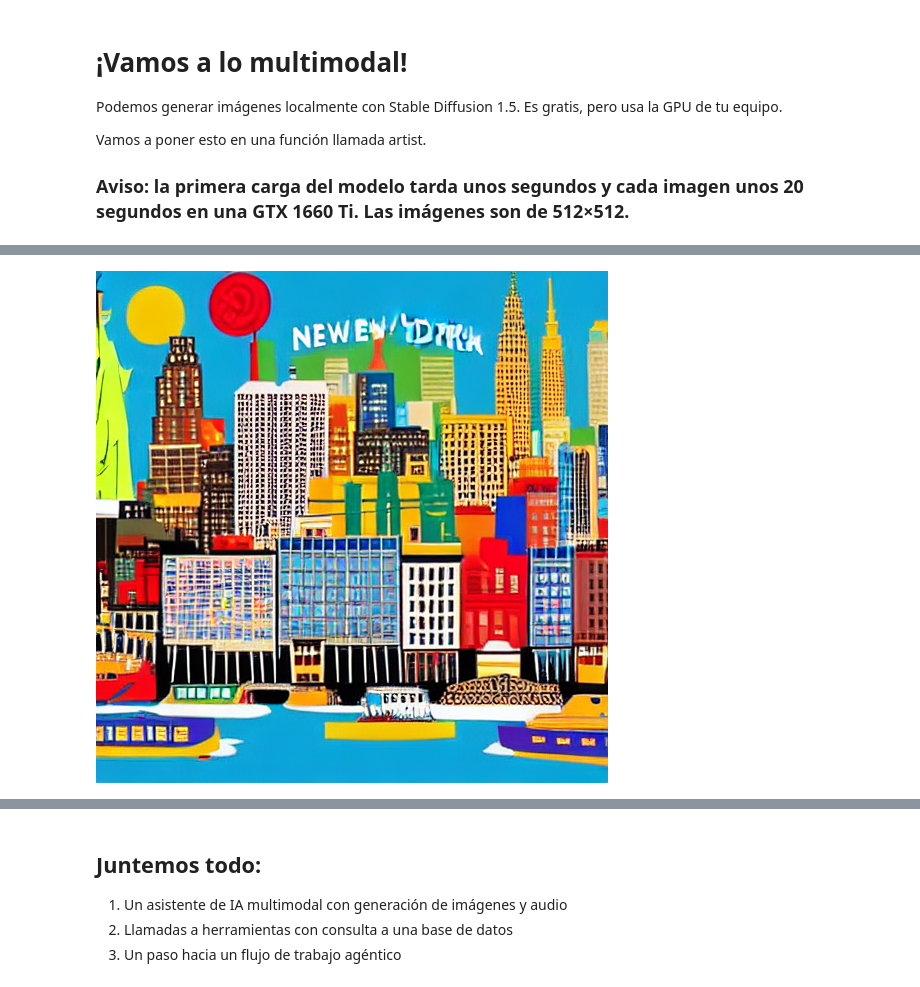
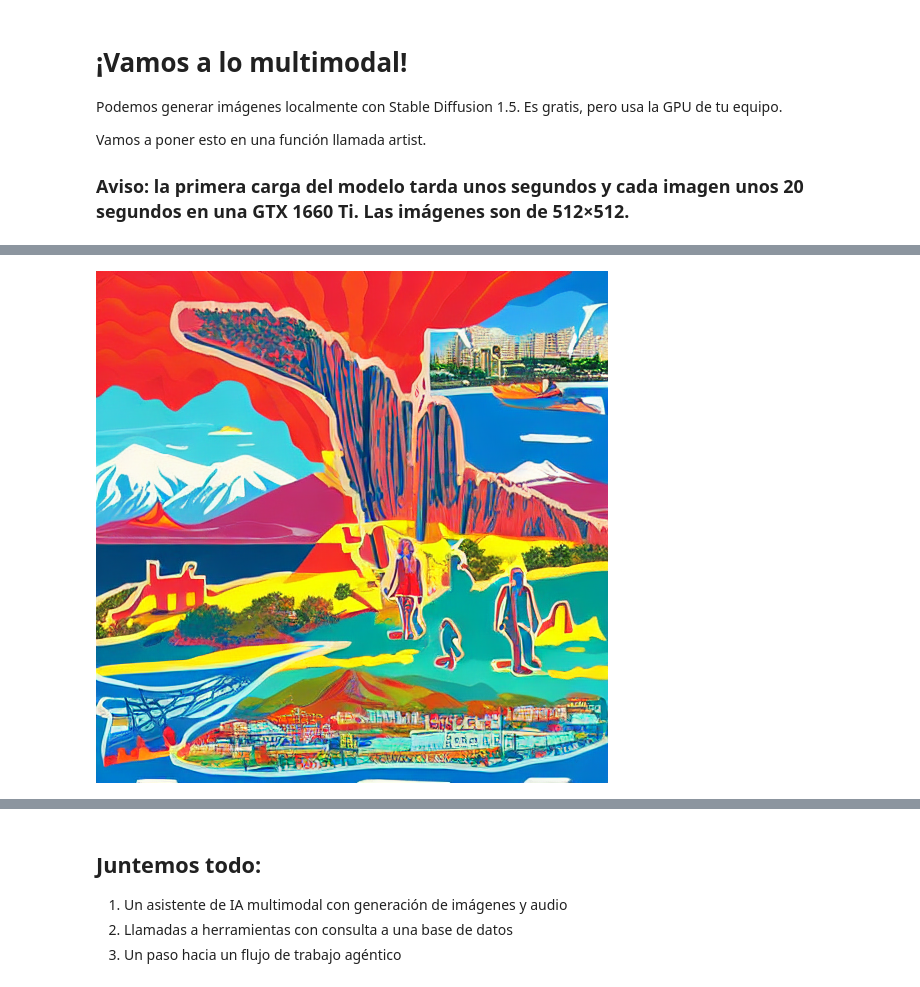
Before and after one commit to Richard-Rocuant-O/IA-Enginer-Transfomers-LLM-Enginering-RAG-QLoRA-Agents, a Jupyter notebook: week2/day5.ipynb, the cells around one changed output, grey strips where cells are left out. Cells and saved outputs as stored; diff of their text form; code cells hidden in the pictures.

```diff
--- a/week2/day5.ipynb
+++ b/week2/day5.ipynb
@@ -175,9 +175,9 @@ W1016 00:20:29.103000 13616 Lib\site-packages\torch\distributed\elastic\multipro
 You have disabled the safety checker for <class 'diffusers.pipelines.stable_diffusion.pipeline_stable_diffusion.StableDiffusionPipeline'> by passing `safety_checker=None`. Ensure that you abide to the ...
 # %%
-image = artist("New York City")
+image = artist("Chile")
 display(image)
 # %% [output]
-[figure, old version]
+[figure, new version]
 # %%
 # La compatibilidad con OpenAI no incluye TTS, así que usamos el SDK nativo de Google
 from google import genai
```
Also changed, not shown: parts of 4 cells of this notebook, 5 other files.
